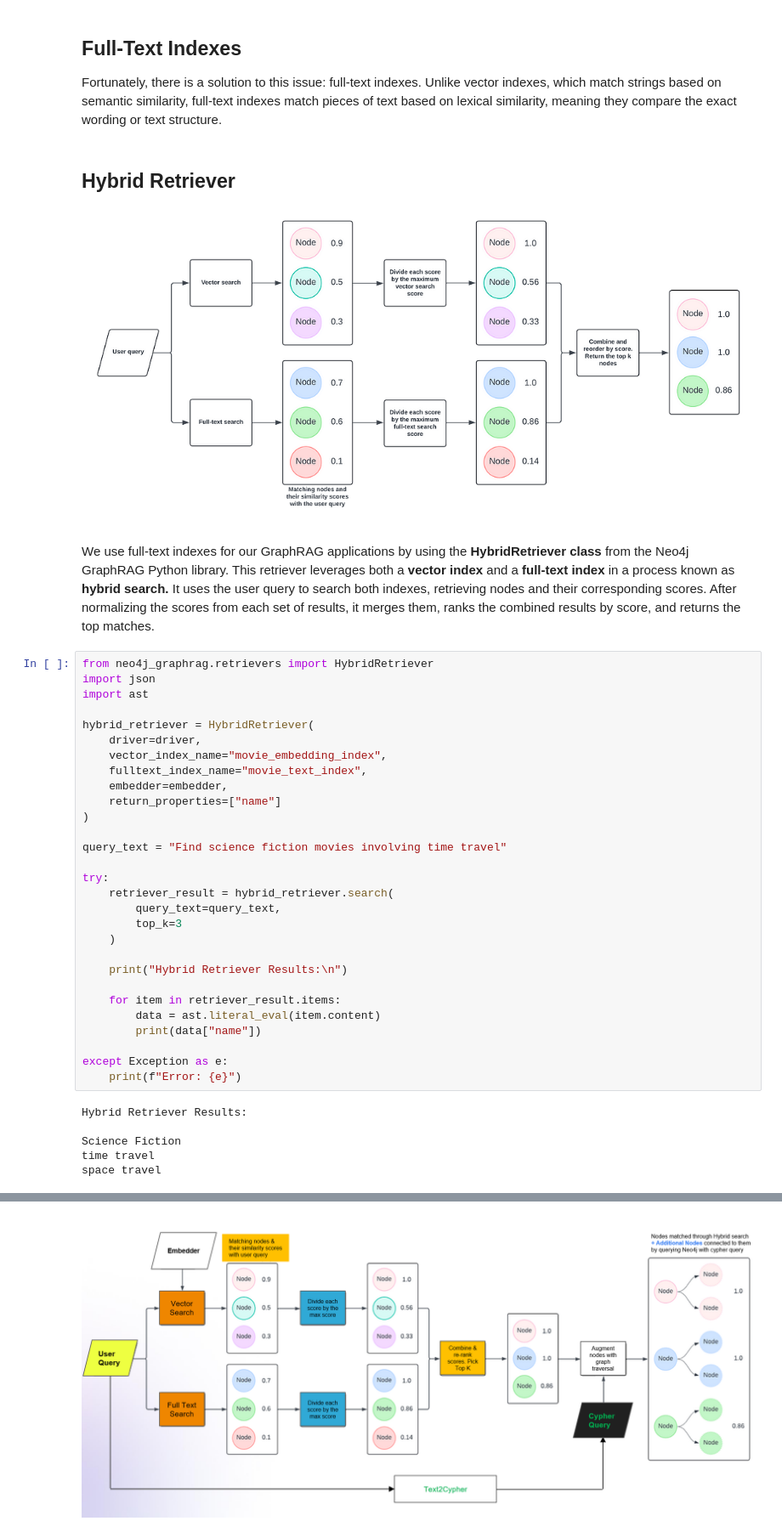
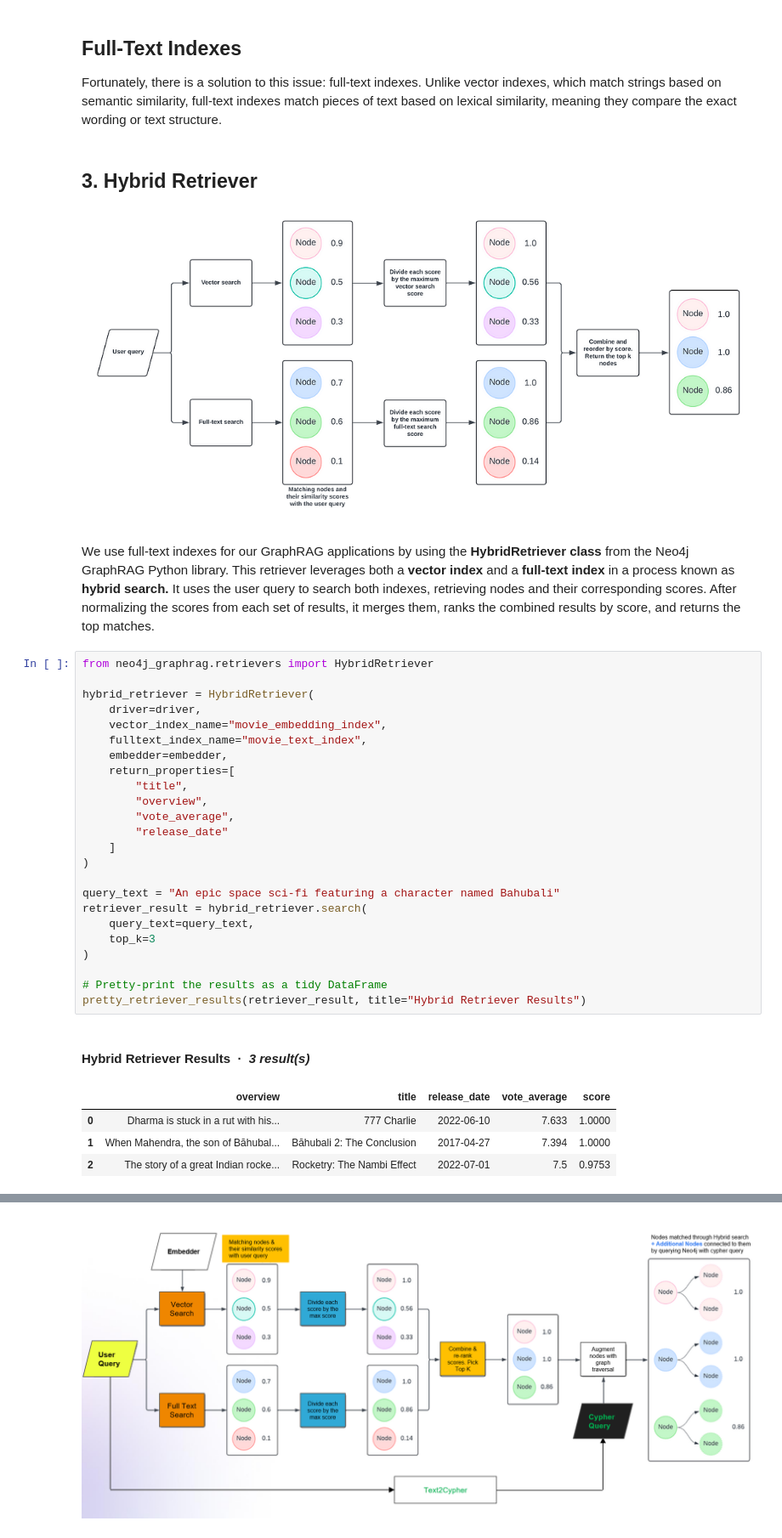
Before and after one commit to genaiconference/Agentic_KAG_Workshop_DHS_2026, a Jupyter notebook: 03_retrieve_data_from_knowledge_graph.ipynb, the cells around one changed output, grey strips where cells are left out. Shown at 85% size. Saved outputs shown, nothing was run; the diff lists cells and outputs as text.

```diff
--- a/03_retrieve_data_from_knowledge_graph.ipynb
+++ b/03_retrieve_data_from_knowledge_graph.ipynb
@@ -398,7 +442,7 @@ for record in vc_res.records:
 ## Full-Text Indexes
 Fortunately, there is a solution to this issue: full-text indexes. Unlike vector indexes, which match strings based on semantic similarity, full-text indexes match pieces of text based on lexical similarity, meaning they compare the exact wording or text structure.
 # %% [markdown]
-## Hybrid Retriever
+## 3. Hybrid Retriever
 
 
 
@@ -408,37 +452,32 @@ Fortunately, there is a solution to this issue: full-text indexes. Unlike vector
 We use full-text indexes for our GraphRAG applications by using the **HybridRetriever class** from the Neo4j GraphRAG Python library. This retriever leverages both a **vector index** and a **full-text index** in a process known as **hybrid search.** It uses the user query to search both indexes, retrieving nodes and their corresponding scores. After normalizing the scores from each set of results, it merges them, ranks the combined results by score, and returns the top matches.
 # %%
 from neo4j_graphrag.retrievers import HybridRetriever
-import json
-import ast
 
 hybrid_retriever = HybridRetriever(
     driver=driver,
     vector_index_name="movie_embedding_index",
     fulltext_index_name="movie_text_index",
     embedder=embedder,
-    return_properties=["name"]
+    return_properties=[
+        "title",
+        "overview",
+        "vote_average",
+        "release_date"
+    ]
 )
 
-query_text = "Find science fiction movies involving time travel"
+query_text = "An epic space sci-fi featuring a character named Bahubali"
+retriever_result = hybrid_retriever.search(
+    query_text=query_text,
+    top_k=3
+)
 
-try:
-    retriever_result = hybrid_retriever.search(
-        query_text=query_text,
-        top_k=3
-    )
-
-    print("Hybrid Retriever Results:\n")
-
-    for item in retriever_result.items:
-        data = ast.literal_eval(item.content)
-        print(data["name"])
-
-except Exception as e:
-    print(f"Error: {e}")
+# Pretty-print the results as a tidy DataFrame
+pretty_retriever_results(retriever_result, title="Hybrid Retriever Results")
 # %% [output]
-Hybrid Retriever Results:
-
-Science Fiction
-time travel
-space travel
+#### Hybrid Retriever Results  &nbsp;·&nbsp; _3 result(s)_
+|  | overview | title | release_date | vote_average | score |
+| 0 | Dharma is stuck in a rut with his... | 777 Charlie | 2022-06-10 | 7.633 | 1.0000 |
+| 1 | When Mahendra, the son of Bāhubal... | Bāhubali 2: The Conclusion | 2017-04-27 | 7.394 | 1.0000 |
+| 2 | The story of a great Indian rocke... | Rocketry: The Nambi Effect | 2022-07-01 | 7.5 | 0.9753 |
 # %% [markdown]
```
Also changed, not shown: parts of 53 cells of this notebook.
